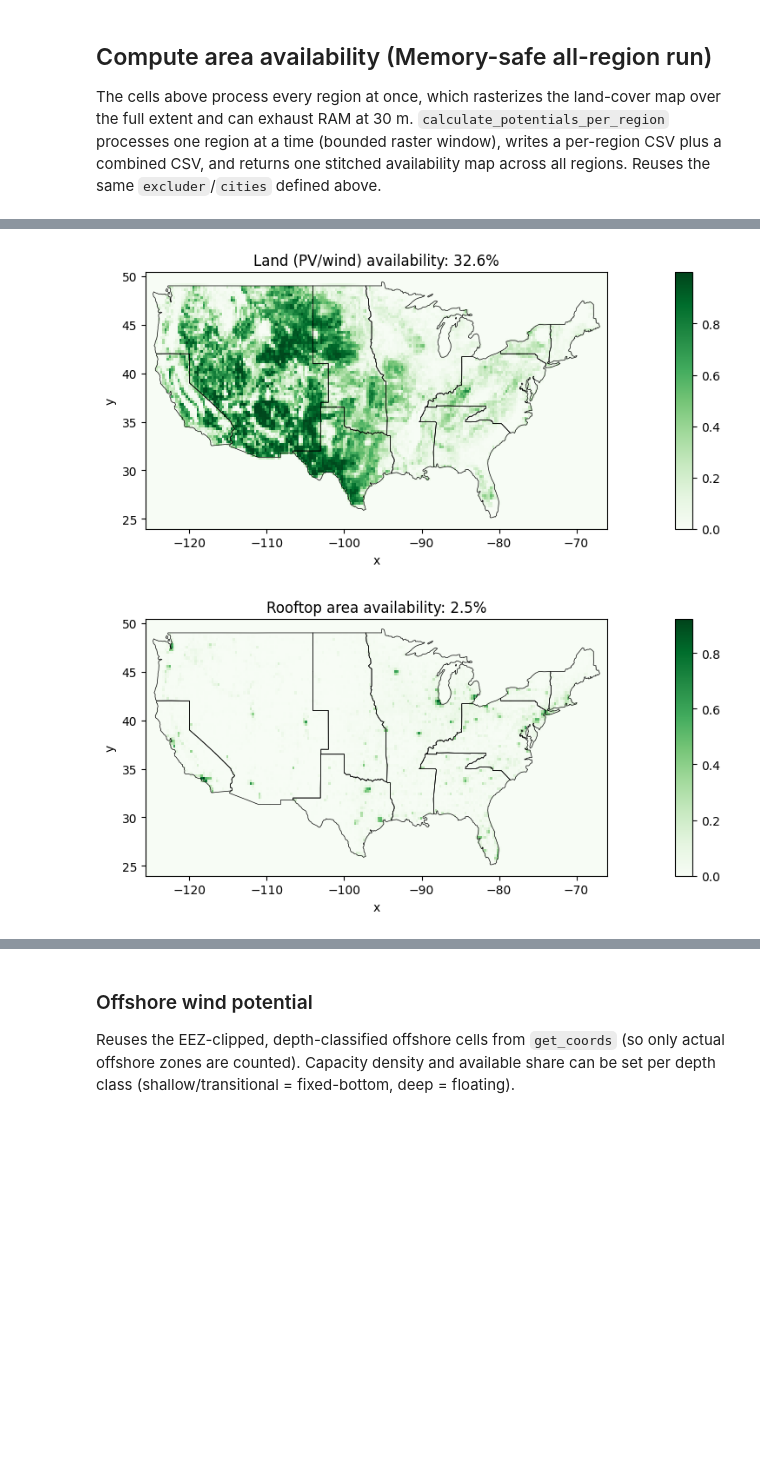
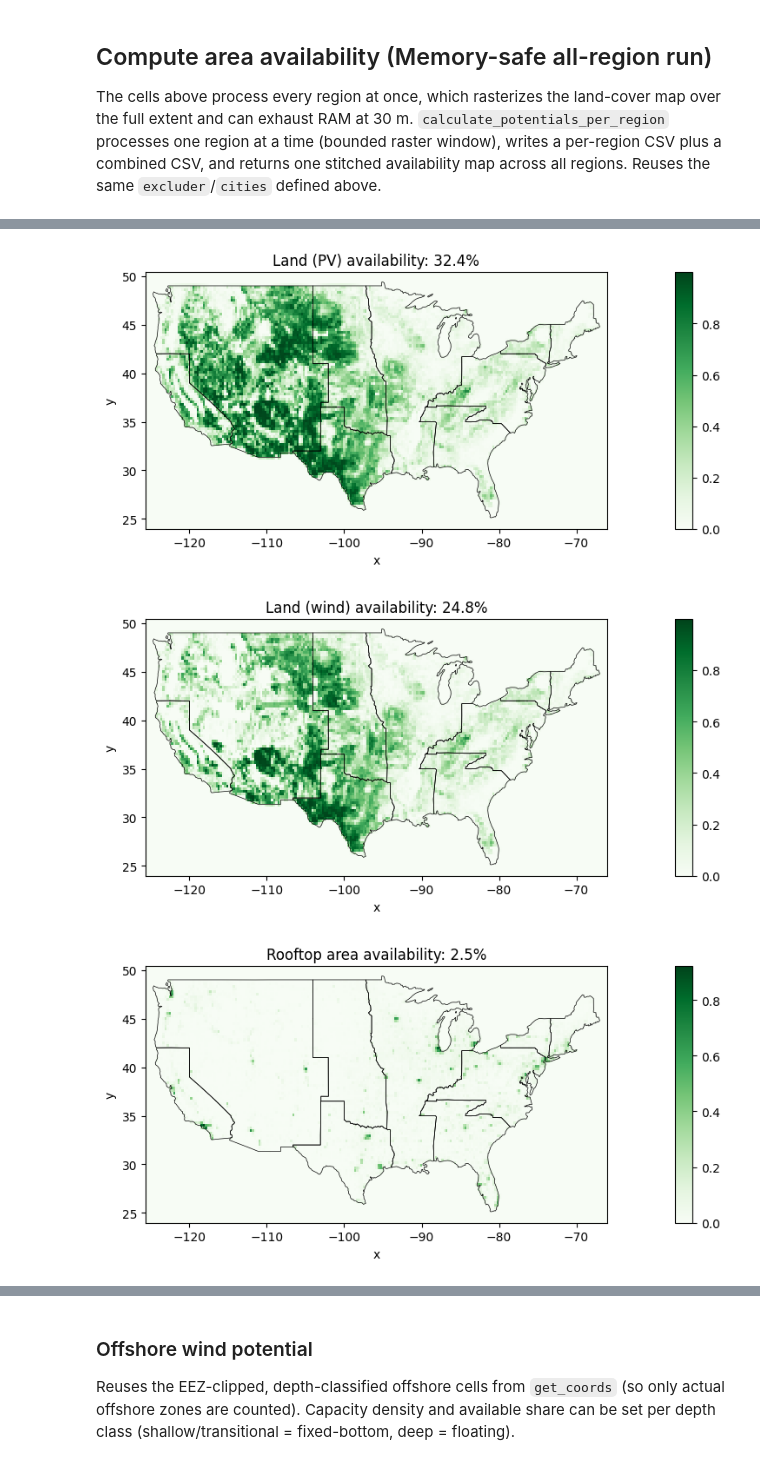
Before and after one commit to loeffko/GENeSYS_MOD.tools, a Jupyter notebook: GIS_&_Timeseries_Tool/GENeSYS-MOD_RES_Tool_US.ipynb, the cells around one changed output, grey strips where cells are left out. Drawn from its saved outputs; the diff is of its cells as text; code cells hidden in the pictures; blank space fills up the shorter version.

```diff
--- a/GIS_&_Timeseries_Tool/GENeSYS-MOD_RES_Tool_US.ipynb
+++ b/GIS_&_Timeseries_Tool/GENeSYS-MOD_RES_Tool_US.ipynb
@@ -255,5 +303,5 @@ OFFSHORE_EXCLUDE_QUERY = None   # e.g. "GAP_Sts in ['1','2']" to keep only stric
 # %%
-pv_cap_per_sqkm = 100                   # MW
+pv_cap_per_sqkm = 81.5                  # MW -> source: DEA technology data for 2030
 pv_percent_land_available = 0.03        # % of suitable area
 wind_cap_per_sqkm = 27                  # MW
 wind_percent_land_available = 0.03      # % of suitable area
@@ -285,7 +333,7 @@ and returns one stitched availability map across all regions. Reuses the same `e
 # 'category' (inf/avg/opt) column to the usable-coords CSVs. regions=[] = all.
 combined_potentials, stitched_land, stitched_rooftop, coords_onshore_usable, coords_rooftop_usable, coords_offshore_usable = calculate_potentials_per_region(
     cutout, geo_file, coords_onshore,
-    excluder=excluder, cities=cities,
+    excluder=excluder, cities=cities, wind_excluder=wind_excluder,
     regions=regions,
     coords_offshore=coords_offshore,
     usable_threshold=usable_threshold, usable_threshold_rooftop=usable_threshold_rooftop,
@@ -295,7 +343,8 @@ combined_potentials, stitched_land, stitched_rooftop, coords_onshore_usable, coo
     pv_cap_per_sqkm=pv_cap_per_sqkm, pv_percent_land_available=pv_percent_land_available,
     wind_cap_per_sqkm=wind_cap_per_sqkm, wind_percent_land_available=wind_percent_land_available,
     rooftop_cap_per_sqkm=rooftop_cap_per_sqkm, rooftop_percent_area_available=rooftop_percent_area_available,
-    pv_solar_panel=solar_panel, pv_slope=pv_slope, pv_azimuth=pv_azimuth,
+    pv_solar_panel=solar_panel, wind_turbine=onshore_turbine,
+    pv_slope=pv_slope, pv_azimuth=pv_azimuth,
     optimal_tilt=pv_optimal_tilt, rooftop_pv_slope=rooftop_pv_slope, rooftop_pv_azimuth=rooftop_pv_azimuth,
     output_dir=output_dir, filename=filename,
 )
@@ -324,2 +373,3 @@ offshore exclusion: dropped 1330 of 1389 cells
-[figure, old version]
+[figure, new version]
-[figure, old version]
+[figure, new version]
+[figure, added]
```
Also changed, not shown: parts of 8 cells of this notebook.
